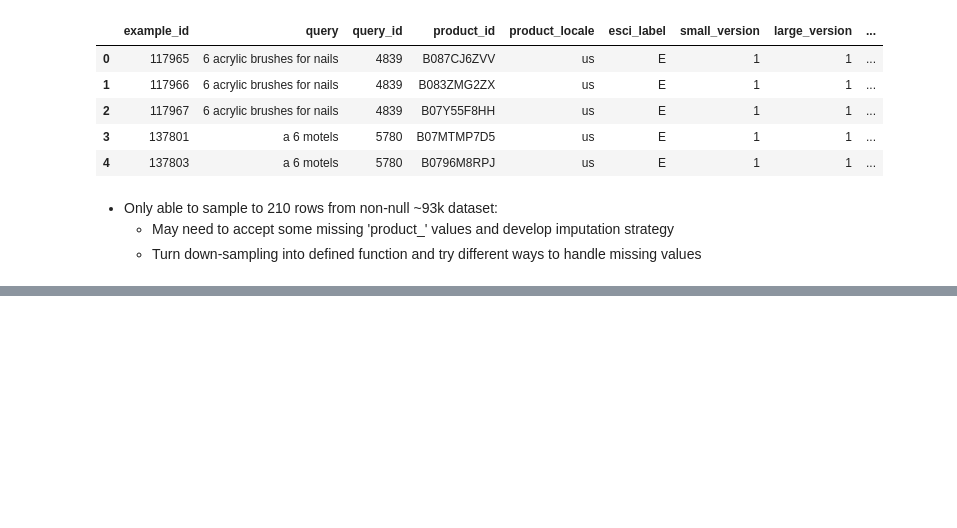
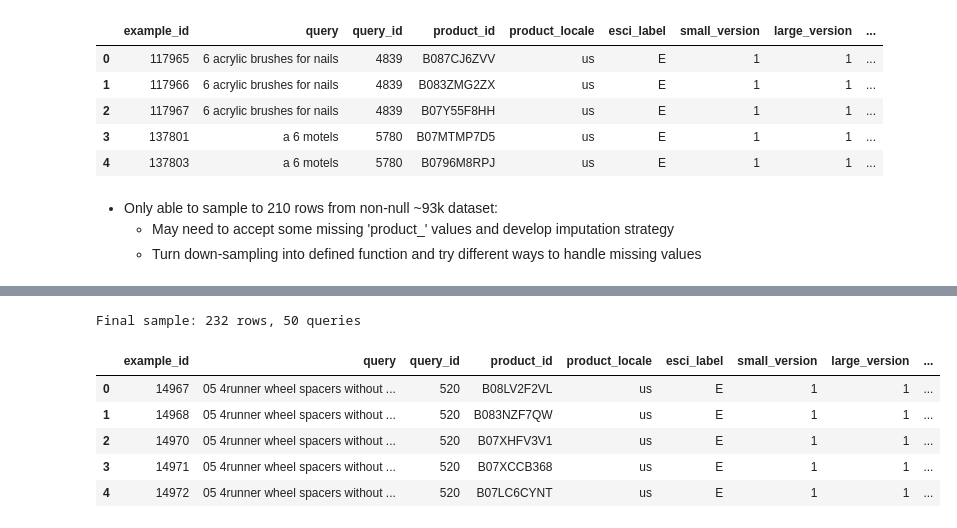
Before and after one commit to schellrw/semantic-search, a Jupyter notebook: notebooks/01_data_exploration.ipynb, the cells around one changed output, grey strips where cells are left out. Drawn from its saved outputs; the diff is of its cells as text; code cells hidden in the pictures; blank space fills up the shorter version.

Commit message:
explore missing values and down-sample to 500 rows

```diff
--- a/notebooks/01_data_exploration.ipynb
+++ b/notebooks/01_data_exploration.ipynb
@@ -110,3 +112,6 @@ df_filtered.to_parquet("../data/processed/df_filtered.parquet")
+# %%
+# Checkpoint to reload filtered dataset
+df_filtered = pd.read_parquet("../data/processed/df_filtered.parquet")
 # %%
 # Drop null values for the 'product_' related columns
 df_dropped = df_filtered.dropna(subset=['product_description', 'product_bullet_point', 'product_brand', 'product_color']).reset_index(drop=True)
@@ -174,0 +192,6 @@ Final sample: 210 rows, 50 queries
+# %%
+# Drop null values for everything but 'product_color' related columns
+df_color = df_filtered.dropna(subset=['product_description', 'product_bullet_point', 'product_brand']).reset_index(drop=True)
+
+# Look at the data again before trying down-sampling
+df_color.info()
@@ -174,0 +216,34 @@ Final sample: 210 rows, 50 queries
+# %%
+# Create sample dataset: ~500 rows with ~50 unique queries
+np.random.seed(2025) # set random seed for reproducibility (like to use the year)
+unique_queries = df_color['query'].unique()
+
+# Sample 50 queries randomly
+n_queries = min(50, len(unique_queries))
+sample_queries = np.random.choice(unique_queries, size=n_queries, replace=False)
+
+# Get all products for these queries
+df_sample = df_color[df_color['query'].isin(sample_queries)].copy()
+
+# If too many rows, sample proportionally per query
+if df_sample.shape[0] > 500:
+    target_per_query = max(1, 500 // n_queries)
+    df_sample = df_sample.groupby('query').apply(
+        lambda x: x.sample(n=min(len(x), target_per_query), random_state=2025)
+    ).reset_index(drop=True)
+else:
+    df_sample = df_sample.reset_index(drop=True)
+
+print(f"Final sample: {df_sample.shape[0]} rows, {df_sample['query'].nunique()} queries")
+
+# Look at the sample dataset head
+# df_sample[['query', 'product_title']].head()
+df_sample.head()
+# %% [output]
+Final sample: 232 rows, 50 queries
+|  | example_id | query | query_id | product_id | product_locale | esci_label | small_version | large_version | ... |
+| 0 | 14967 | 05 4runner wheel spacers without ... | 520 | B08LV2F2VL | us | E | 1 | 1 | ... |
+| 1 | 14968 | 05 4runner wheel spacers without ... | 520 | B083NZF7QW | us | E | 1 | 1 | ... |
+| 2 | 14970 | 05 4runner wheel spacers without ... | 520 | B07XHFV3V1 | us | E | 1 | 1 | ... |
+| 3 | 14971 | 05 4runner wheel spacers without ... | 520 | B07XCCB368 | us | E | 1 | 1 | ... |
+| 4 | 14972 | 05 4runner wheel spacers without ... | 520 | B07LC6CYNT | us | E | 1 | 1 | ... |
```
Also changed, not shown: parts of 21 cells of this notebook, 2 other files.
